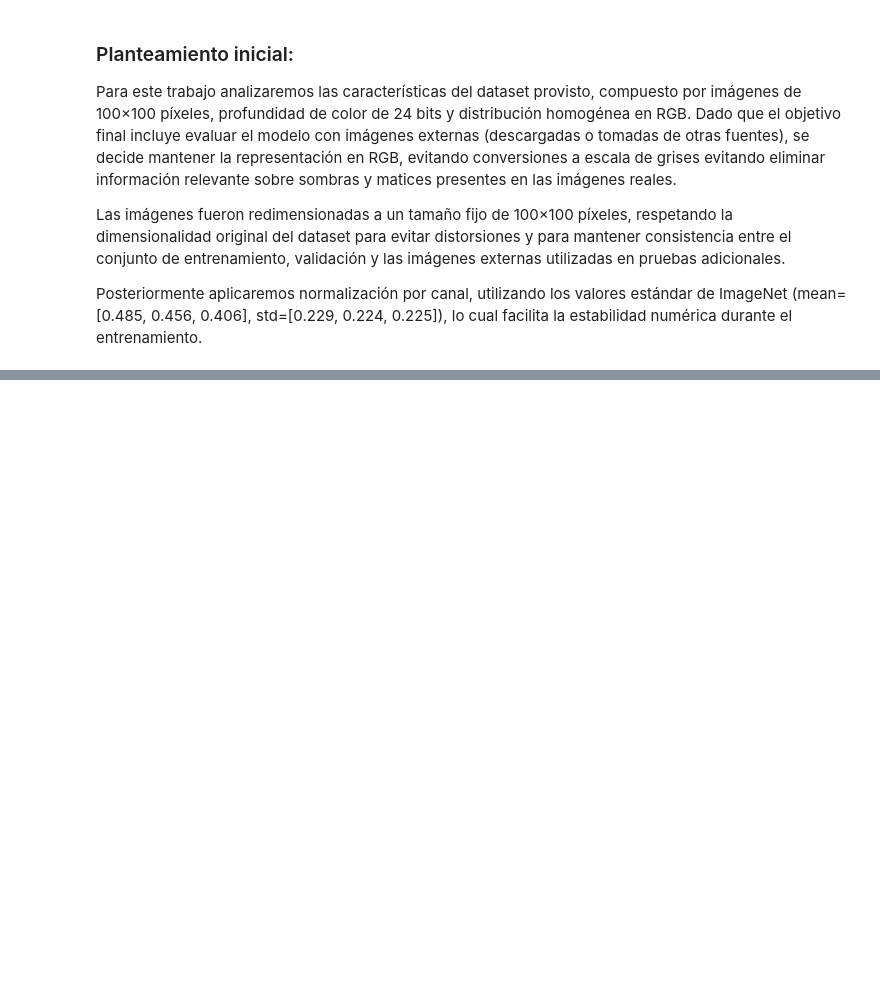
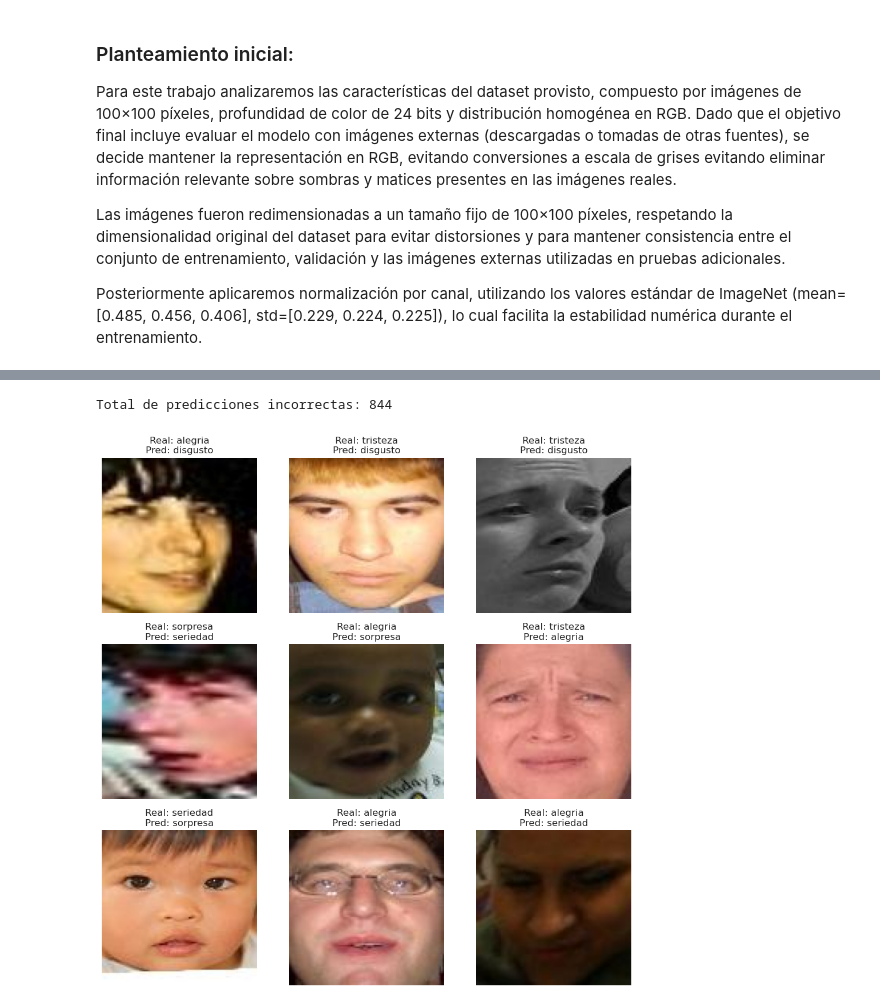
Before and after one commit to ossiemunoz/DL_TP3_Ossie, a Jupyter notebook: MUNOZ-OSVALDO-DL-TP3-Co22.ipynb, the cells around one changed output, grey strips where cells are left out. Saved outputs shown, nothing was run; the diff lists cells and outputs as text; code cells hidden in the pictures; blank space fills up the shorter version.

```diff
--- a/MUNOZ-OSVALDO-DL-TP3-Co22.ipynb
+++ b/MUNOZ-OSVALDO-DL-TP3-Co22.ipynb
@@ -1653,0 +684,37 @@ Podemos decir que ambos modelos tienen desempeños similares, ninguno saca una v
+# %%
+# Visualizamos imágenes mal clasificadas
+
+incorrect_indices = [i for i in range(len(all_preds)) if all_preds[i] != all_targets[i]]
+print(f"Total de predicciones incorrectas: {len(incorrect_indices)}")
+
+def show_incorrect_predictions(n=9):
+    indices_to_show = random.sample(incorrect_indices, min(n, len(incorrect_indices)))
+    plt.figure(figsize=(12, 12))
+
+    dataset_list = list(val_dataset.samples)
+    contador = 1
+
+    for idx in indices_to_show:
+        img_path, true_label = dataset_list[idx]
+        pred_label = all_preds[idx]
+
+        img = Image.open(img_path).convert("RGB")
+
+        plt.subplot(3, 3, contador)
+        plt.imshow(img)
+
+        real_str = labels_str[true_label]
+        pred_str = labels_str[pred_label]
+
+        plt.title(f"Real: {real_str}\nPred: {pred_str}")
+        plt.axis("off")
+
+        contador += 1
+
+    plt.show()
+
+# Mostrar las primeras 9 imágenes mal clasificadas
+show_incorrect_predictions(9)
+# %% [output]
+Total de predicciones incorrectas: 844
+[figure, added]
```
Also changed, not shown: parts of 84 cells of this notebook.
